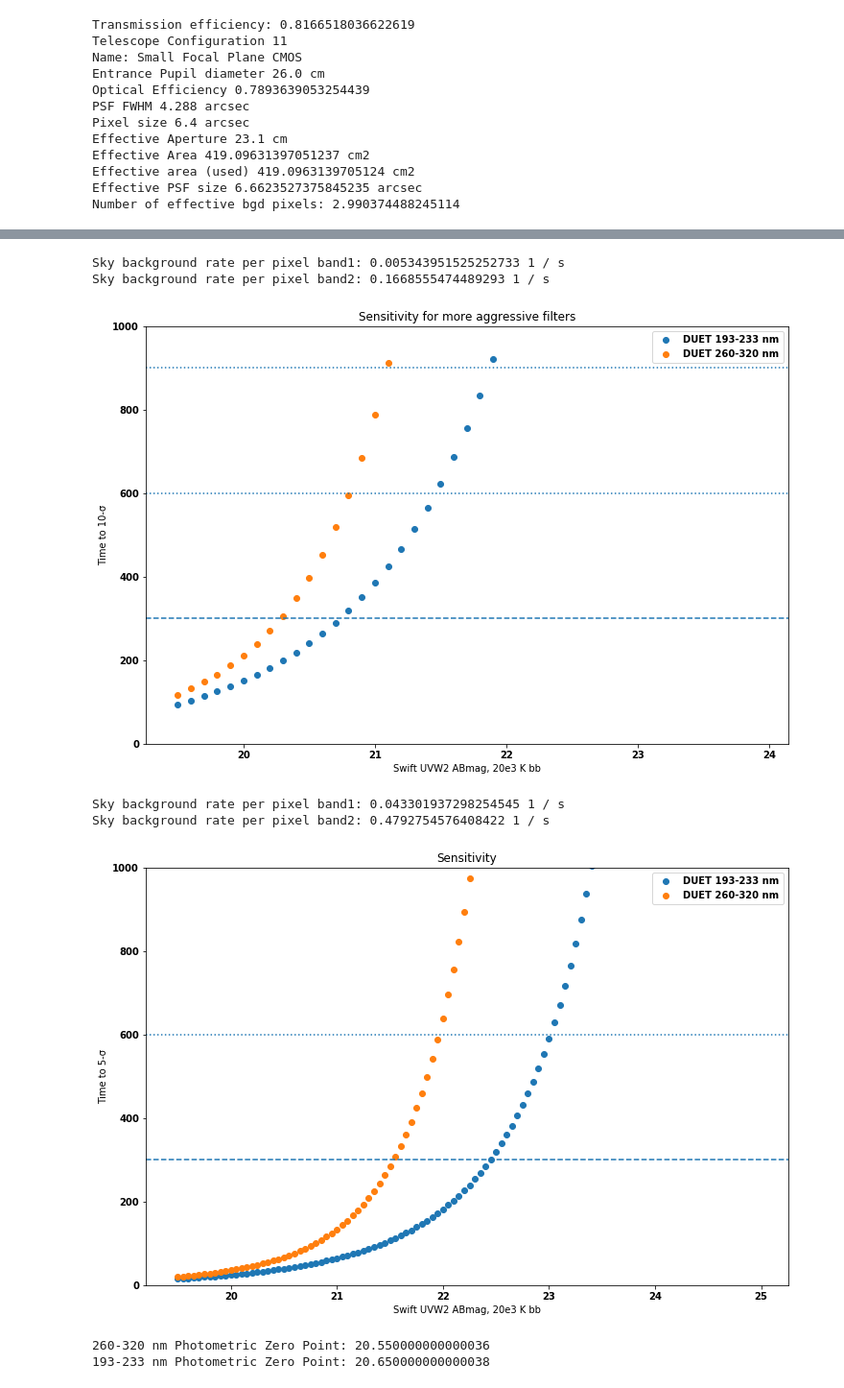
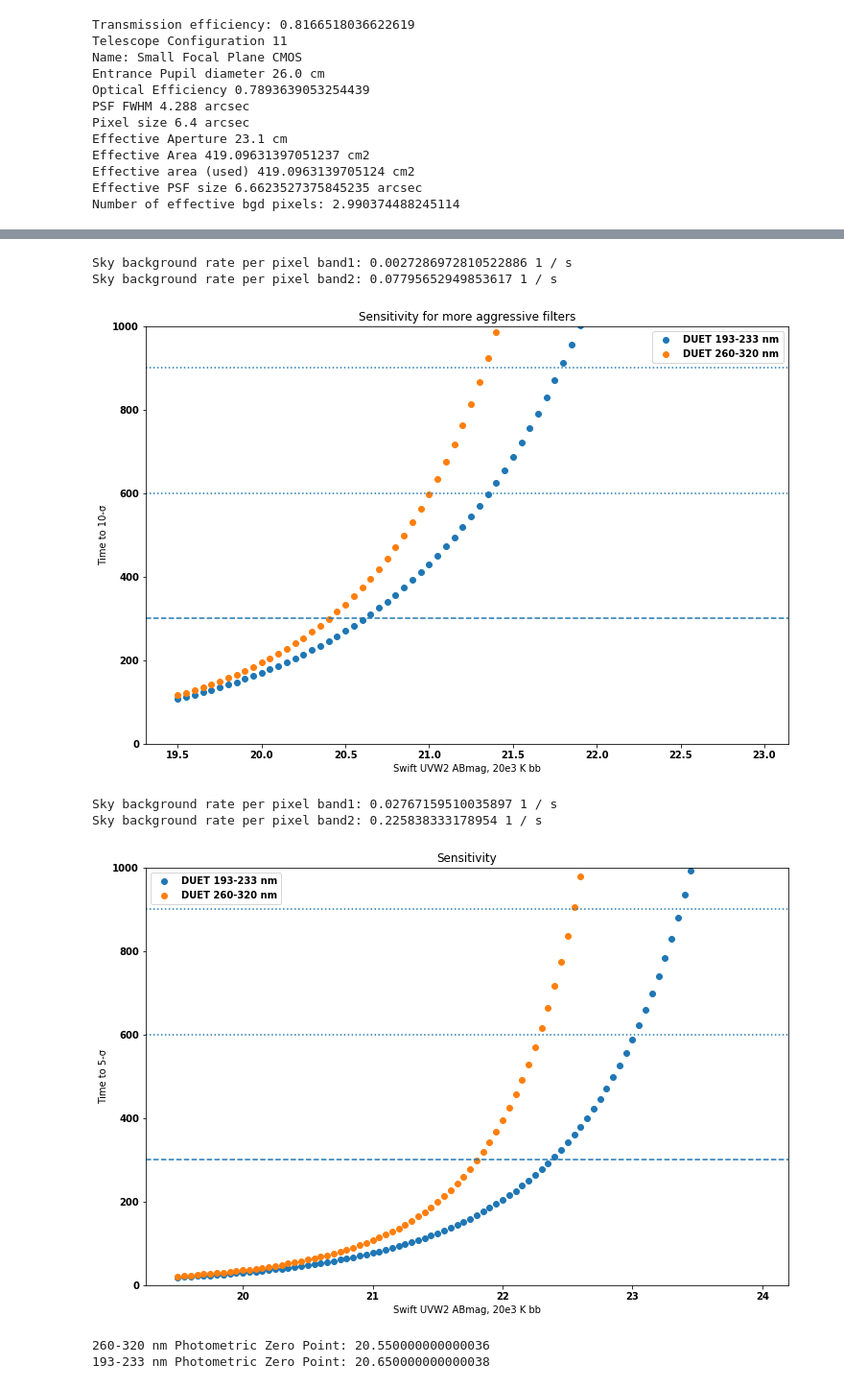
Before and after one commit to bwgref/duet-astro, a Jupyter notebook: DUET AB Mag Limit Off-Axis.ipynb, the cells around one changed output, grey strips where cells are left out. Shown at 96% size. Drawn from its saved outputs; the diff is of its cells as text; code cells hidden in the pictures.

```diff
--- a/DUET AB Mag Limit Off-Axis.ipynb
+++ b/DUET AB Mag Limit Off-Axis.ipynb
@@ -74,7 +73,7 @@ exp1 = []
 exp2 = []
 sm = []
 # Compute sky background
-bgd_ph_rate = bgd_sky_qe_rate(med_zodi=True,
+bgd_ph_rate = bgd_sky_qe_rate(low_zodi=True,
                               diameter=diameter,
                               band=td1_band,
                               pixel_size=pixel_size, real_red=True, light=light)
@@ -82,14 +81,14 @@ bgd_band1 = trans_eff * efficiency * bgd_ph_rate
 print('Sky background rate per pixel band1: {}'.format(bgd_band1))
 
 
-bgd_ph_rate = bgd_sky_qe_rate(med_zodi=True,
+bgd_ph_rate = bgd_sky_qe_rate(low_zodi=True,
                               diameter=diameter,
                               band=td1_band,qe_band=2,
                               pixel_size=pixel_size, real_red=True, light=light)
 bgd_band2 = trans_eff  * efficiency * bgd_ph_rate
 print('Sky background rate per pixel band2: {}'.format(bgd_band2))
 
-for swiftmag in np.arange(19.5, 23, 0.1):
+for swiftmag in np.arange(19.5, 23, 0.05):
     band1_fluence, band2_fluence = bb_abmag_fluence(swiftmag=swiftmag*u.ABmag, bbtemp=20e3*u.K, light=light)
     band1_rate = trans_eff  * efficiency * area * band1_fluence
     band2_rate = trans_eff * efficiency * area * band2_fluence
@@ -128,7 +127,7 @@ exp1 = []
 exp2 = []
 sm = []
 # Compute sky background
-bgd_ph_rate = bgd_sky_qe_rate(med_zodi=True,
+bgd_ph_rate = bgd_sky_qe_rate(low_zodi=True,
                               diameter=diameter,
                               band=td1_band,
                               pixel_size=pixel_size, real_red=True, light=light)
@@ -136,14 +135,14 @@ bgd_band1 = trans_eff * efficiency * bgd_ph_rate
 print('Sky background rate per pixel band1: {}'.format(bgd_band1))
 
 
-bgd_ph_rate = bgd_sky_qe_rate(med_zodi=True,
+bgd_ph_rate = bgd_sky_qe_rate(low_zodi=True,
                               diameter=diameter,
                               band=td1_band,qe_band=2,
                               pixel_size=pixel_size, real_red=True, light=light)
 bgd_band2 = trans_eff  * efficiency * bgd_ph_rate
 print('Sky background rate per pixel band2: {}'.format(bgd_band2))
 
-for swiftmag in np.arange(19.5, 24, 0.1):
+for swiftmag in np.arange(19.5, 23, 0.05):
     band1_fluence, band2_fluence = bb_abmag_fluence(swiftmag=swiftmag*u.ABmag, bbtemp=20e3*u.K, light=light)
     band1_rate = trans_eff  * efficiency * area * band1_fluence
     band2_rate = trans_eff * efficiency * area * band2_fluence
@@ -171,9 +170,9 @@ plt.title('Sensitivity for more aggressive filters')
 plt.legend()
 plt.show()
 # %% [output]
-Sky background rate per pixel band1: 0.005343951525252733 1 / s
-Sky background rate per pixel band2: 0.1668555474489293 1 / s
+Sky background rate per pixel band1: 0.0027286972810522886 1 / s
+Sky background rate per pixel band2: 0.07795652949853617 1 / s
-[figure, old version]
+[figure, new version]
 # %%
 light=True
 siglimit=5
@@ -183,7 +182,7 @@ exp1 = []
 exp2 = []
 sm = []
 # Compute sky background
-bgd_ph_rate = bgd_sky_qe_rate(med_zodi=True,
+bgd_ph_rate = bgd_sky_qe_rate(low_zodi=True,
                               diameter=diameter,
                               band=td1_band,
                               pixel_size=pixel_size, real_red=True, light=light)
@@ -191,44 +190,46 @@ bgd_band1 = trans_eff * efficiency * bgd_ph_rate
 print('Sky background rate per pixel band1: {}'.format(bgd_band1))
 
 
-bgd_ph_rate = bgd_sky_qe_rate(med_zodi=True,
+bgd_ph_rate = bgd_sky_qe_rate(low_zodi=True,
                               diameter=diameter,
                               band=td1_band,qe_band=2,
                               pixel_size=pixel_size, real_red=True, light=light)
 bgd_band2 = trans_eff  * efficiency * bgd_ph_rate
 print('Sky background rate per pixel band2: {}'.format(bgd_band2))
 
-for swiftmag in np.arange(19.5, 25, 0.05):
+for swiftmag in np.arange(19.5, 24, 0.05):
     band1_fluence, band2_fluence = bb_abmag_fluence(swiftmag=swiftmag*u.ABmag, bbtemp=20e3*u.K, light=light)
     band1_rate = trans_eff  * efficiency * area * band1_fluence
     band2_rate = trans_eff * efficiency * area * band2_fluence
 
 
 
 
     exposure1 = calc_exposure(siglimit, band1_rate, bgd_band1,read_noise, neff)
     exposure2 = calc_exposure(siglimit, band2_rate, bgd_band2,read_noise, neff)
 
     exp1 = np.append(exp1, exposure1)
     exp2 = np.append(exp2, exposure2)
     sm = np.append(sm, swiftmag)
 plt.figure(figsize=[12, 8])
 plt.scatter(sm, exp1, label='DUET 193-233 nm')
 plt.scatter(sm, exp2, label='DUET 260-320 nm')
 
 plt.ylim([0, 1000])
 plt.axhline(300, linestyle = '--')
 
 plt.axhline(600, linestyle = ':')
+plt.axhline(900, linestyle = ':')
+
 
 plt.ylabel('Time to {}-σ'.format(siglimit))
 plt.xlabel('Swift UVW2 ABmag, 20e3 K bb')
 plt.title('Sensitivity')
 plt.legend()
 plt.show()
 # %% [output]
-Sky background rate per pixel band1: 0.043301937298254545 1 / s
-Sky background rate per pixel band2: 0.4792754576408422 1 / s
+Sky background rate per pixel band1: 0.02767159510035897 1 / s
+Sky background rate per pixel band2: 0.225838333178954 1 / s
-[figure, old version]
+[figure, new version]
 # %%
 light=True
```
Also changed, not shown: parts of 7 cells of this notebook, 1 other file.
